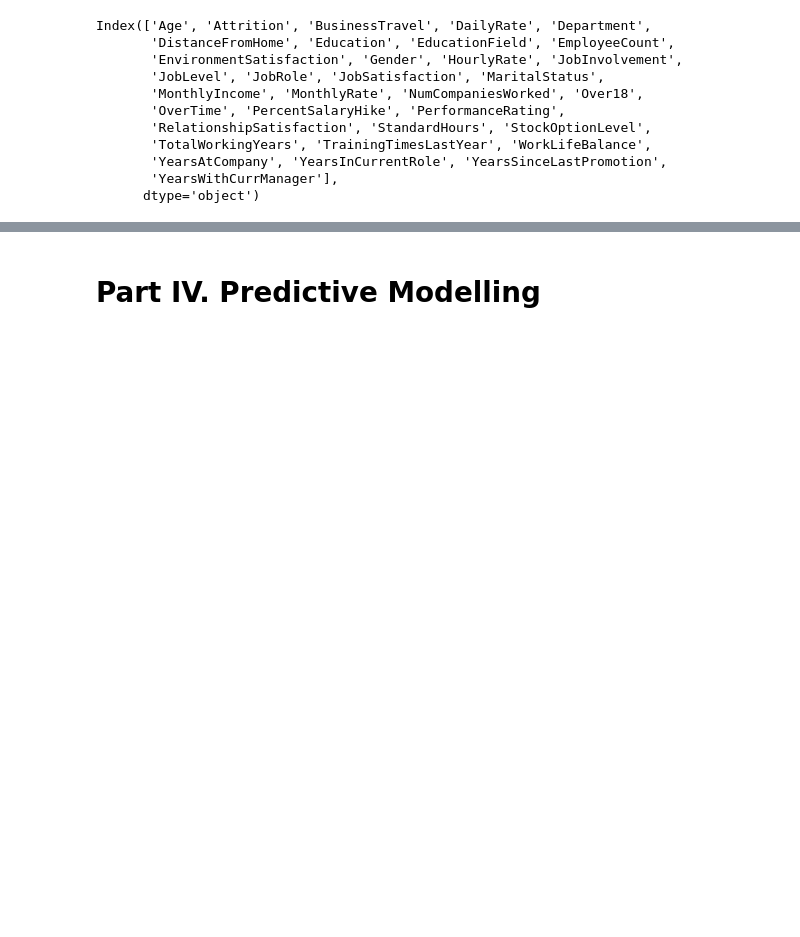
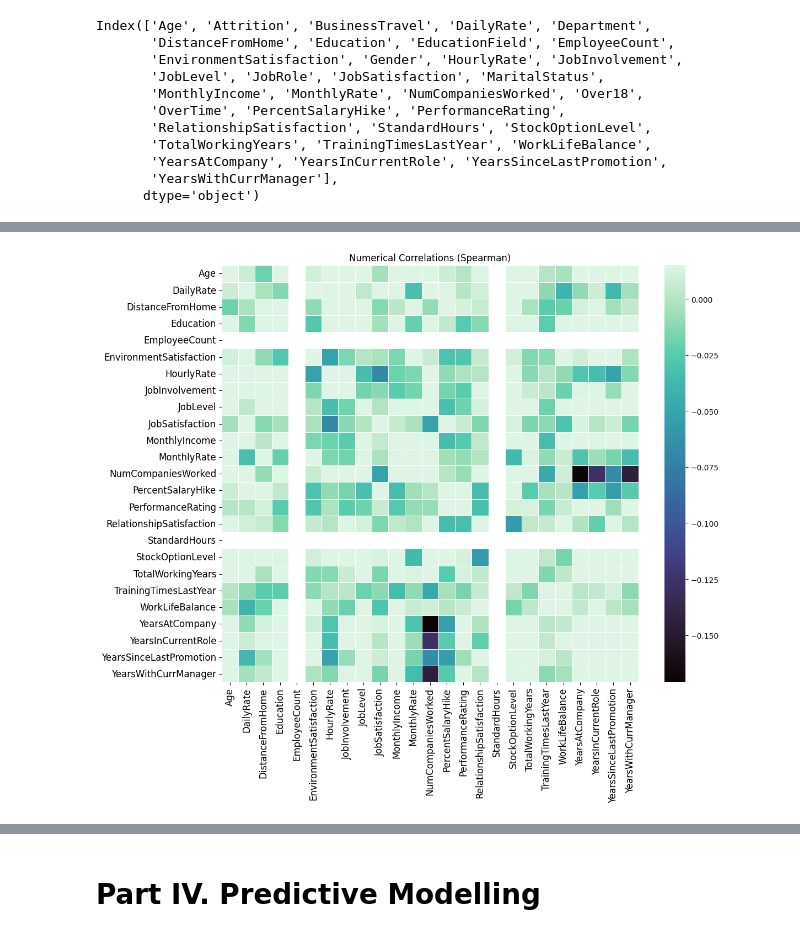
Before and after one commit to ritamaravilhamarques/EDSB25_10, a Jupyter notebook: EDSB25_10_HR_Attrition.ipynb, the cells around one changed output, grey strips where cells are left out. Cells and saved outputs as stored; diff of their text form; code cells hidden in the pictures; blank space fills up the shorter version.

```diff
--- a/EDSB25_10_HR_Attrition.ipynb
+++ b/EDSB25_10_HR_Attrition.ipynb
@@ -167,0 +385,5 @@ HR.head(5)
+# %%
+#HR.corr(method='spearman') # doesn't work
+
+correlation = HR.corr(method='spearman', numeric_only=True)
+correlation
@@ -167,0 +408,10 @@ HR.head(5)
+# %%
+plt.figure(figsize=(12, 10))
+sns.heatmap(correlation, vmax=0.015, cmap="mako", square=True, linewidths=0.5, annot=False)
+plt.title("Numerical Correlations (Spearman)")
+plt.xticks(rotation=90, fontsize=12)
+plt.yticks(rotation=0, fontsize=12)
+plt.tight_layout()
+plt.show()
+# %% [output]
+[figure, added]
```
Also changed, not shown: parts of 36 cells of this notebook.
